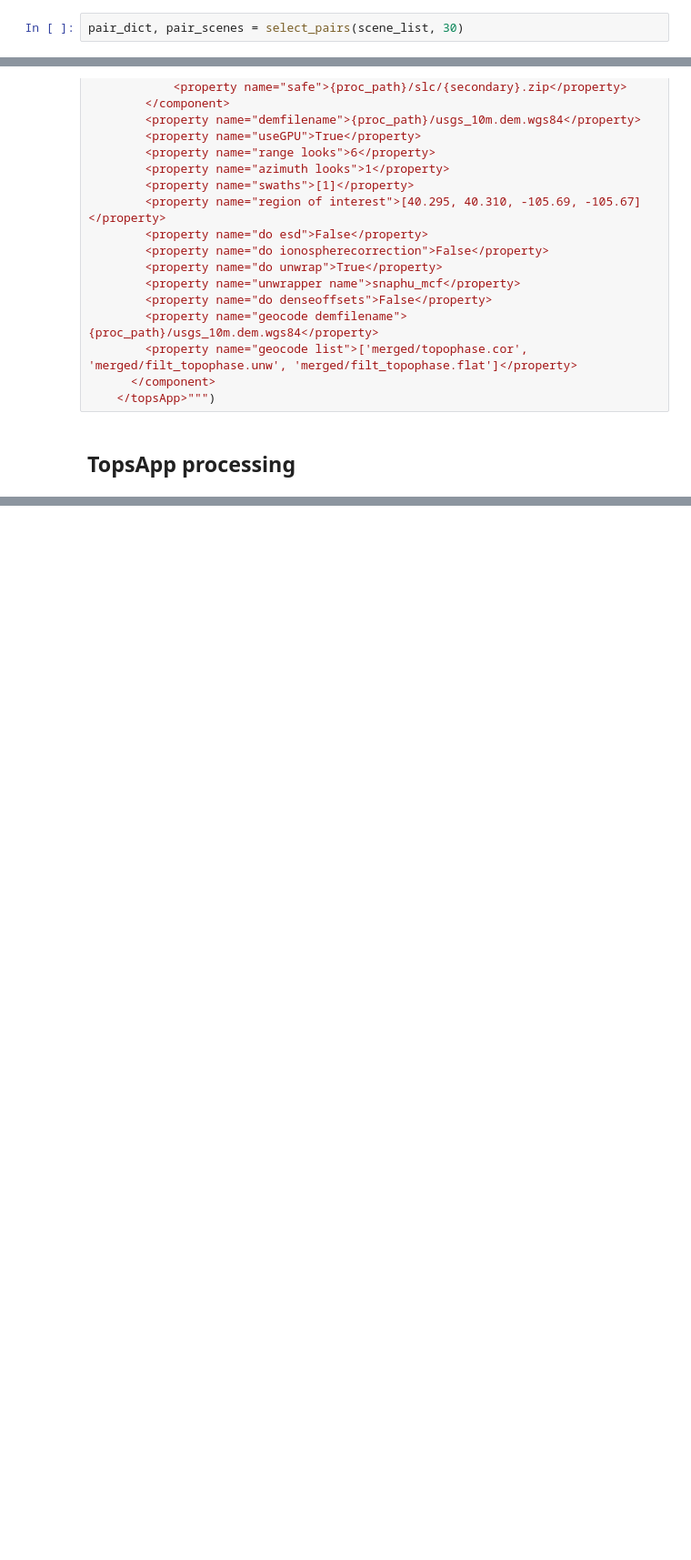
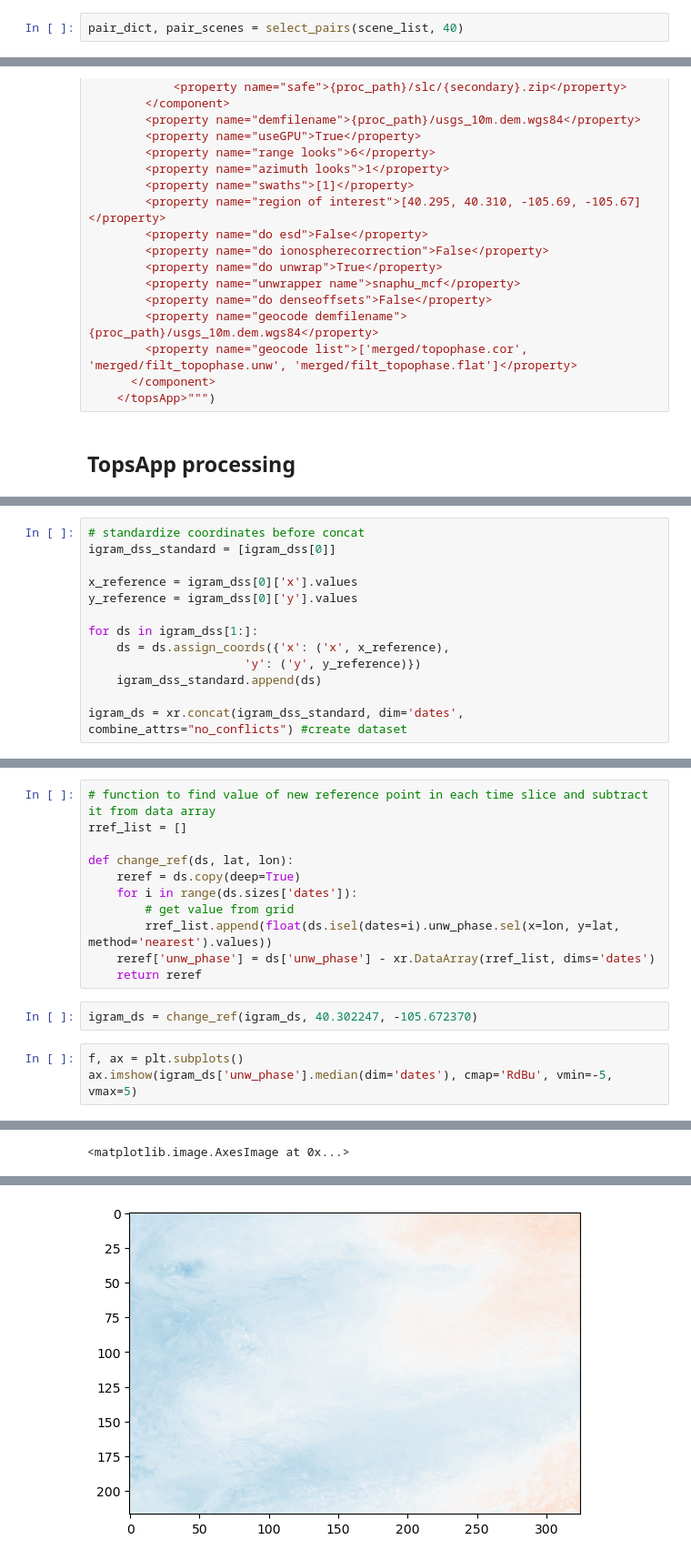
Before and after one commit to gbrencher/rmnp_landslide, a Jupyter notebook: topsApp_multi_asf.ipynb, the cells around one changed output, grey strips where cells are left out. Shown: that part at 91% size. Cells and saved outputs as stored; diff of their text form; blank space fills up the shorter version.

```diff
--- a/topsApp_multi_asf.ipynb
+++ b/topsApp_multi_asf.ipynb
@@ -68,5 +89,5 @@ def select_pairs(scene_list, max_temp_bline):
 
     return pair_dict, pair_scenes
 # %%
-pair_dict, pair_scenes = select_pairs(scene_list, 30)
+pair_dict, pair_scenes = select_pairs(scene_list, 40)
 # %% [output]
@@ -199,0 +266,13 @@ Wall time: 44min 49s
+# %%
+# standardize coordinates before concat
+igram_dss_standard = [igram_dss[0]]
+
+x_reference = igram_dss[0]['x'].values
+y_reference = igram_dss[0]['y'].values
+
+for ds in igram_dss[1:]:
+    ds = ds.assign_coords({'x': ('x', x_reference),
+                      'y': ('y', y_reference)})
+    igram_dss_standard.append(ds)
+
+igram_ds = xr.concat(igram_dss_standard, dim='dates', combine_attrs="no_conflicts") #create dataset
@@ -199,0 +297,17 @@ Wall time: 44min 49s
+# %%
+# function to find value of new reference point in each time slice and subtract it from data array
+rref_list = []
+
+def change_ref(ds, lat, lon):
+    reref = ds.copy(deep=True)
+    for i in range(ds.sizes['dates']):
+        # get value from grid
+        rref_list.append(float(ds.isel(dates=i).unw_phase.sel(x=lon, y=lat, method='nearest').values))
+    reref['unw_phase'] = ds['unw_phase'] - xr.DataArray(rref_list, dims='dates')
+    return reref
+# %%
+igram_ds = change_ref(igram_ds, 40.302247, -105.672370)
+# %%
+f, ax = plt.subplots()
+ax.imshow(igram_ds['unw_phase'].median(dim='dates'), cmap='RdBu', vmin=-5, vmax=5)
+# %% [output]
@@ -199,0 +331 @@ Wall time: 44min 49s
+<matplotlib.image.AxesImage at 0x...>
@@ -199,0 +349 @@ Wall time: 44min 49s
+[figure, added]
```
Also changed, not shown: parts of 22 cells of this notebook.
